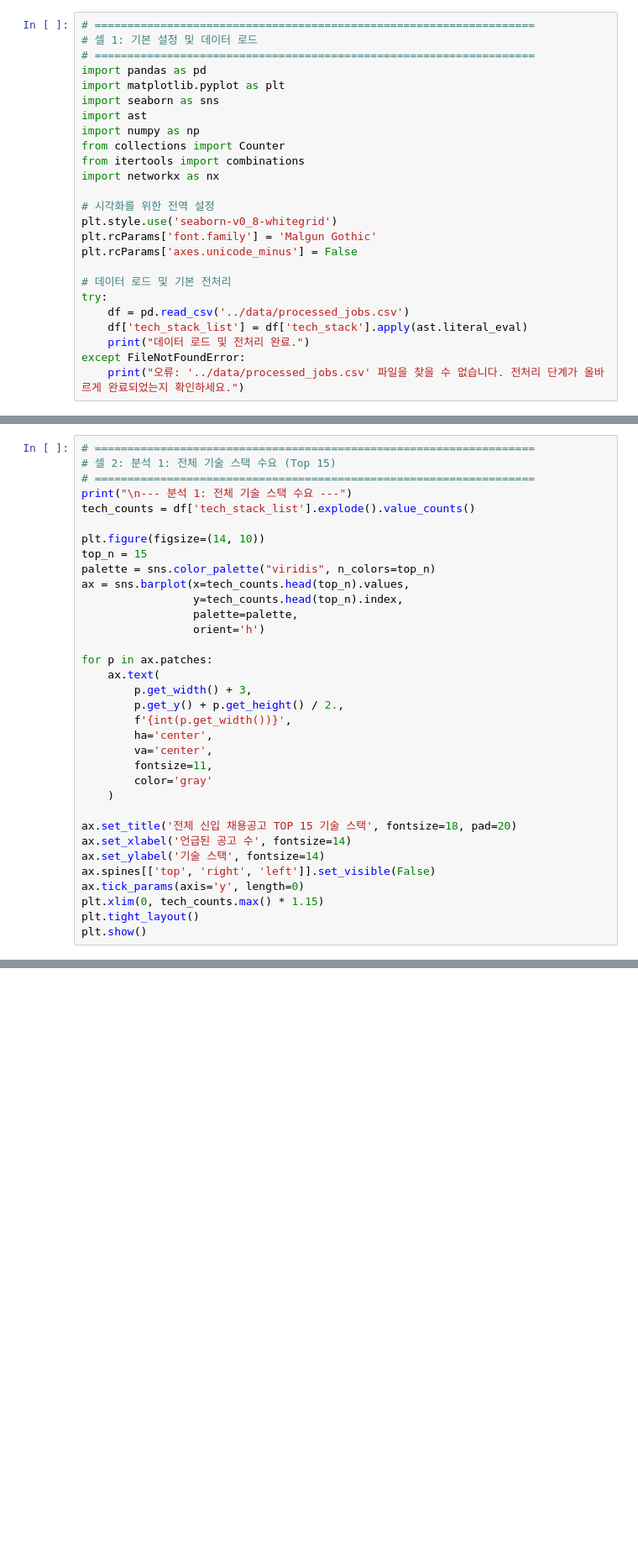
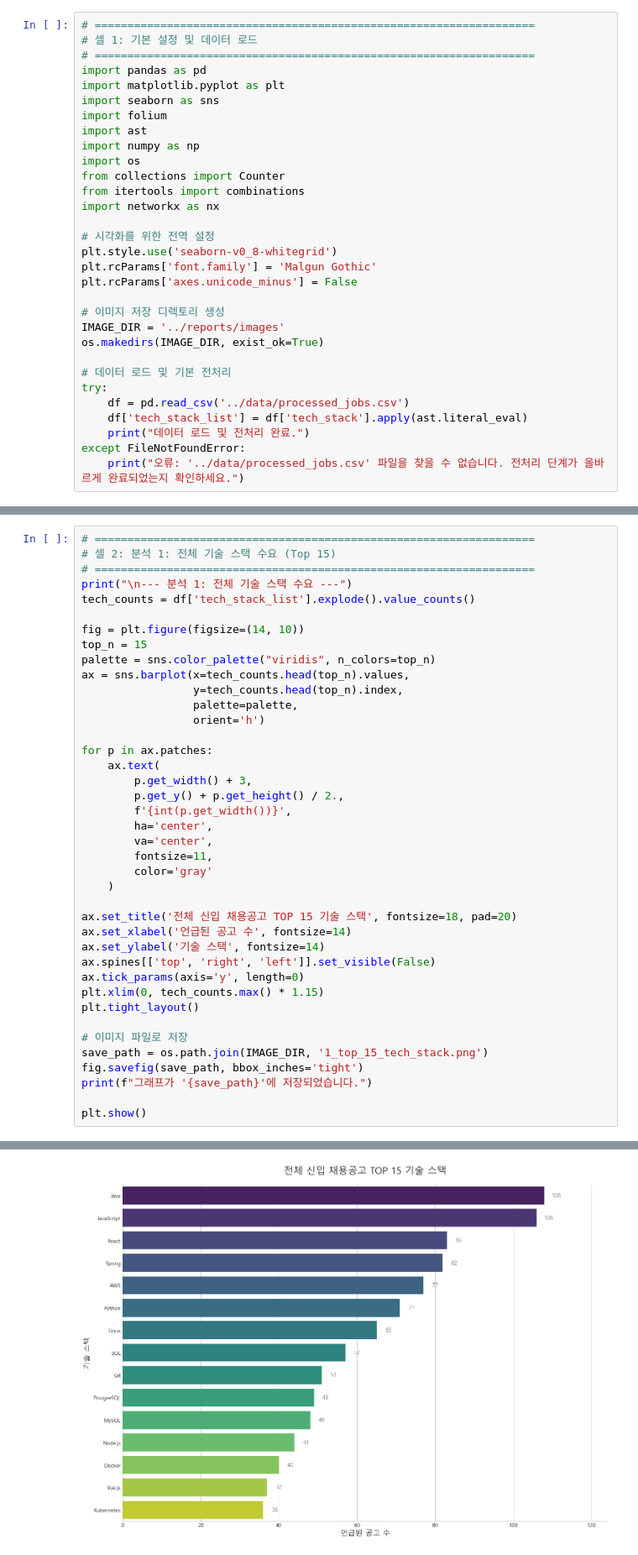
Before and after one commit to jeonghyeonme/Developer_Trend_Analysis, a Jupyter notebook: notebooks/analysis.ipynb, the cells around one changed output, grey strips where cells are left out. Shown at 84% size. Cells and saved outputs as stored; diff of their text form; blank space fills up the shorter version.

```diff
--- a/notebooks/analysis.ipynb
+++ b/notebooks/analysis.ipynb
@@ -5,8 +5,10 @@
 import pandas as pd
 import matplotlib.pyplot as plt
 import seaborn as sns
+import folium
 import ast
 import numpy as np
+import os
 from collections import Counter
 from itertools import combinations
 import networkx as nx
@@ -16,6 +18,10 @@ plt.style.use('seaborn-v0_8-whitegrid')
 plt.rcParams['font.family'] = 'Malgun Gothic'
 plt.rcParams['axes.unicode_minus'] = False
 
+# 이미지 저장 디렉토리 생성
+IMAGE_DIR = '../reports/images'
+os.makedirs(IMAGE_DIR, exist_ok=True)
+
 # 데이터 로드 및 기본 전처리
 try:
     df = pd.read_csv('../data/processed_jobs.csv')
@@ -30,7 +38,7 @@ except FileNotFoundError:
 print("\n--- 분석 1: 전체 기술 스택 수요 ---")
 tech_counts = df['tech_stack_list'].explode().value_counts()
 
-plt.figure(figsize=(14, 10))
+fig = plt.figure(figsize=(14, 10))
 top_n = 15
 palette = sns.color_palette("viridis", n_colors=top_n)
 ax = sns.barplot(x=tech_counts.head(top_n).values,
@@ -56,4 +64,11 @@ ax.spines[['top', 'right', 'left']].set_visible(False)
 ax.tick_params(axis='y', length=0)
 plt.xlim(0, tech_counts.max() * 1.15)
 plt.tight_layout()
+
+# 이미지 파일로 저장
+save_path = os.path.join(IMAGE_DIR, '1_top_15_tech_stack.png')
+fig.savefig(save_path, bbox_inches='tight')
+print(f"그래프가 '{save_path}'에 저장되었습니다.")
+
 plt.show()
+# %% [output]
@@ -60,3 +80,4 @@ plt.show()
+[figure, added]
 # %%
 # ===================================================================
 # 셀 3: 분석 2: 직무별 기술 '채택률(%)' 비교
```
Also changed, not shown: parts of 7 cells of this notebook, 17 other files.
